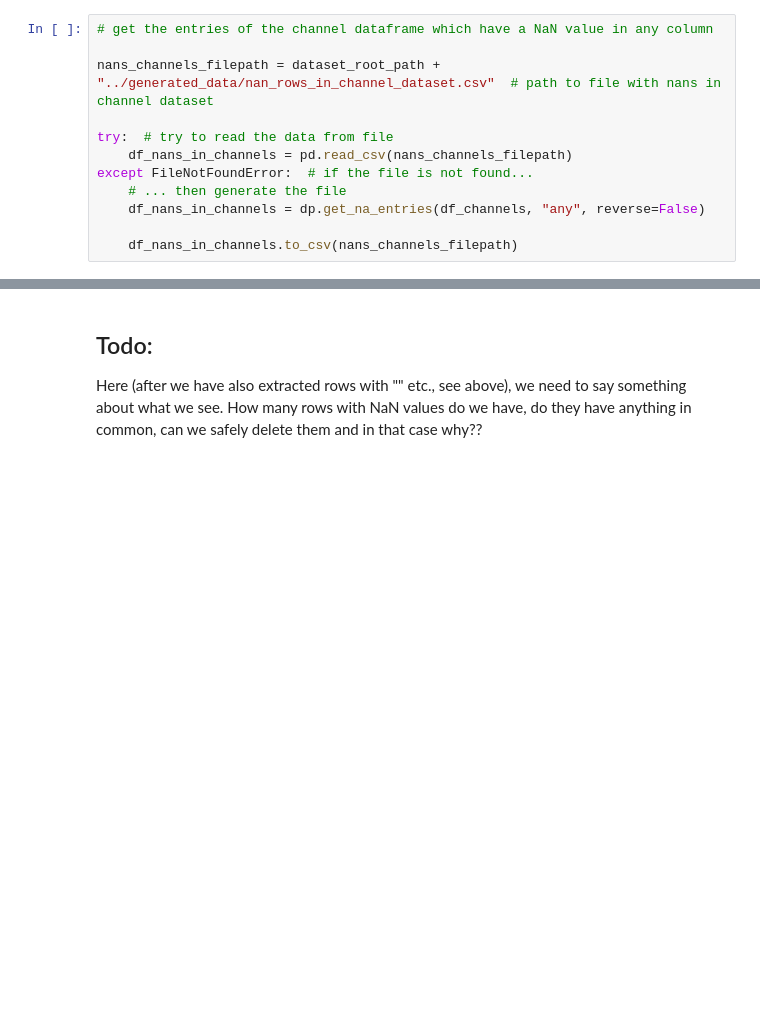
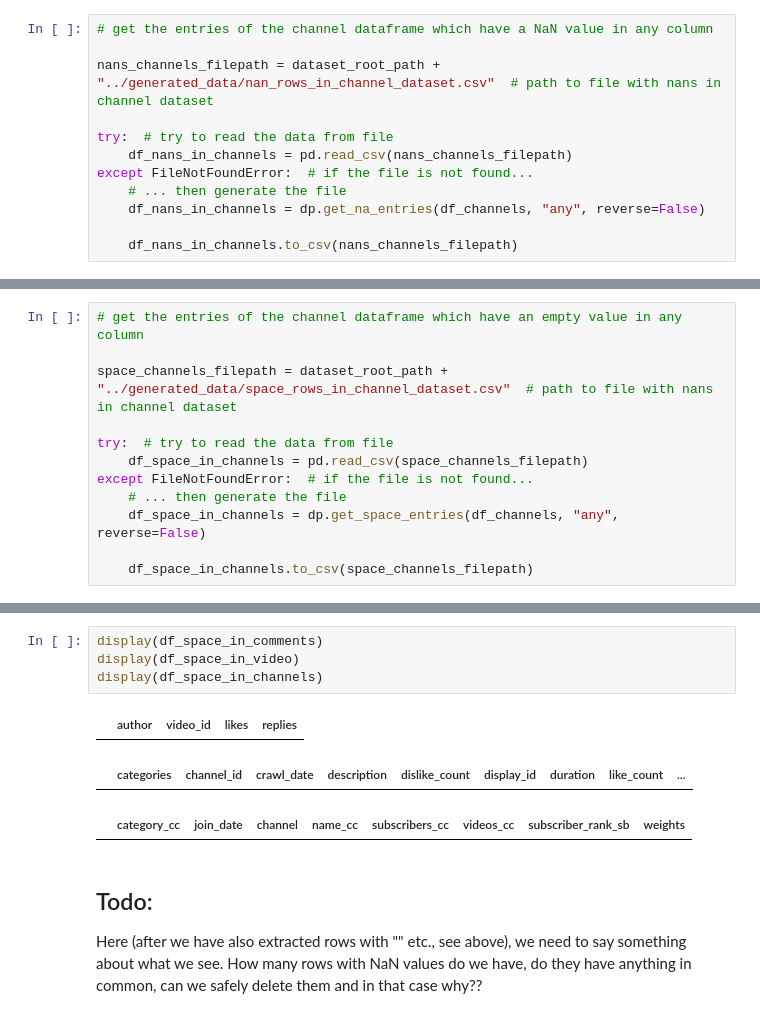
Before and after one commit to epfl-ada/ada-2024-project-thedataminions, a Jupyter notebook: analysis/analysis.ipynb, the cells around one changed output, grey strips where cells are left out. Cells and saved outputs as stored; diff of their text form; blank space fills up the shorter version.

```diff
--- a/analysis/analysis.ipynb
+++ b/analysis/analysis.ipynb
@@ -154,3 +369,15 @@ except FileNotFoundError:  # if the file is not found...
+# %%
+# get the entries of the channel dataframe which have an empty value in any column
+
+space_channels_filepath = dataset_root_path + "../generated_data/space_rows_in_channel_dataset.csv"  # path to file with nans in channel dataset
+
+try:  # try to read the data from file
+    df_space_in_channels = pd.read_csv(space_channels_filepath)
+except FileNotFoundError:  # if the file is not found...
+    # ... then generate the file
+    df_space_in_channels = dp.get_space_entries(df_channels, "any", reverse=False)
+
+    df_space_in_channels.to_csv(space_channels_filepath)
 # %%
 display(df_nans_in_comments)
 display(df_nans_in_videos)
@@ -160,3 +433,11 @@ NameError: name 'nans' is not defined
+# %%
+display(df_space_in_comments)
+display(df_space_in_video)
+display(df_space_in_channels)
+# %% [output]
+|  | author | video_id | likes | replies |
+|  | categories | channel_id | crawl_date | description | dislike_count | display_id | duration | like_count | ... |
+|  | category_cc | join_date | channel | name_cc | subscribers_cc | videos_cc | subscriber_rank_sb | weights |
 # %% [markdown]
 ## Todo:
 Here (after we have also extracted rows with "" etc., see above), we need to say something about what we see.
```
Also changed, not shown: parts of 22 cells of this notebook.
